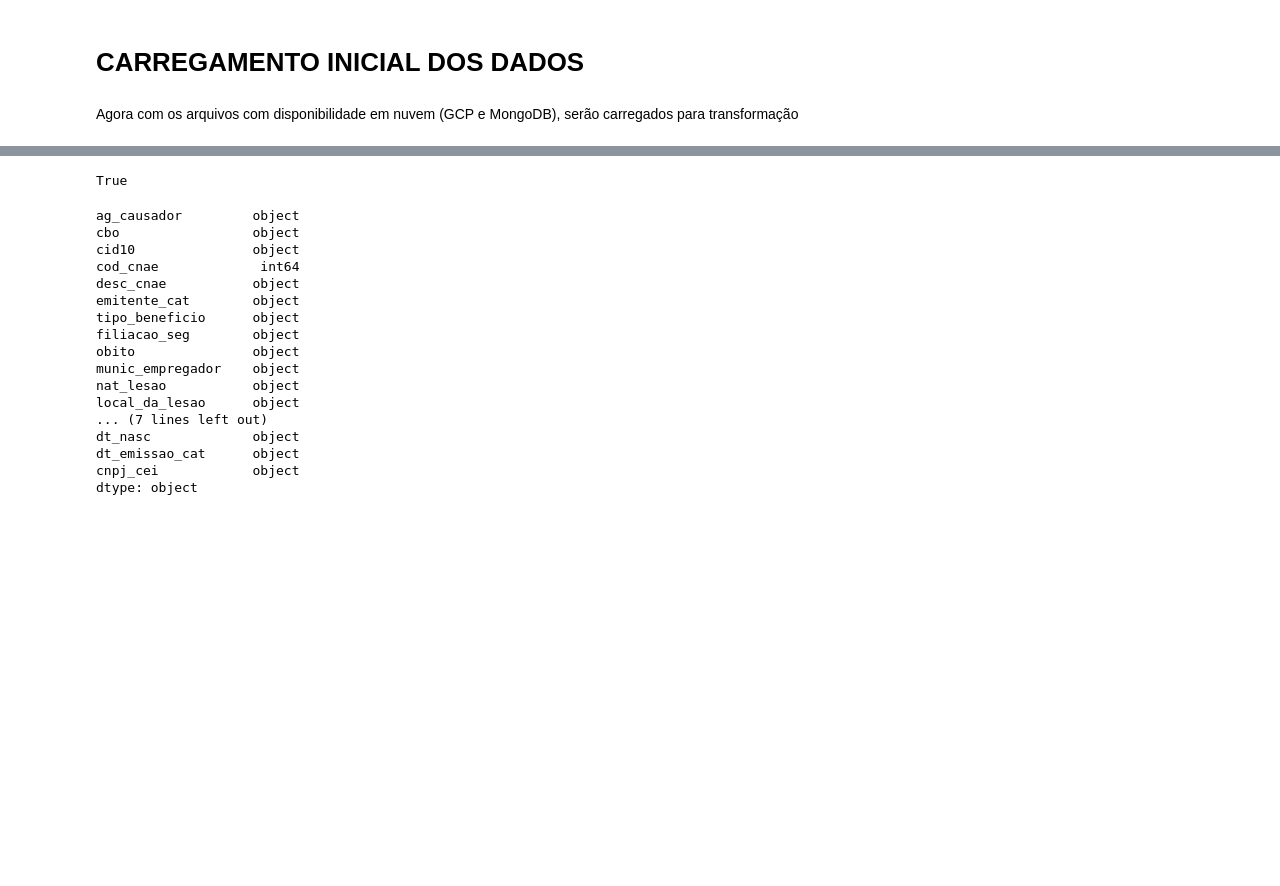
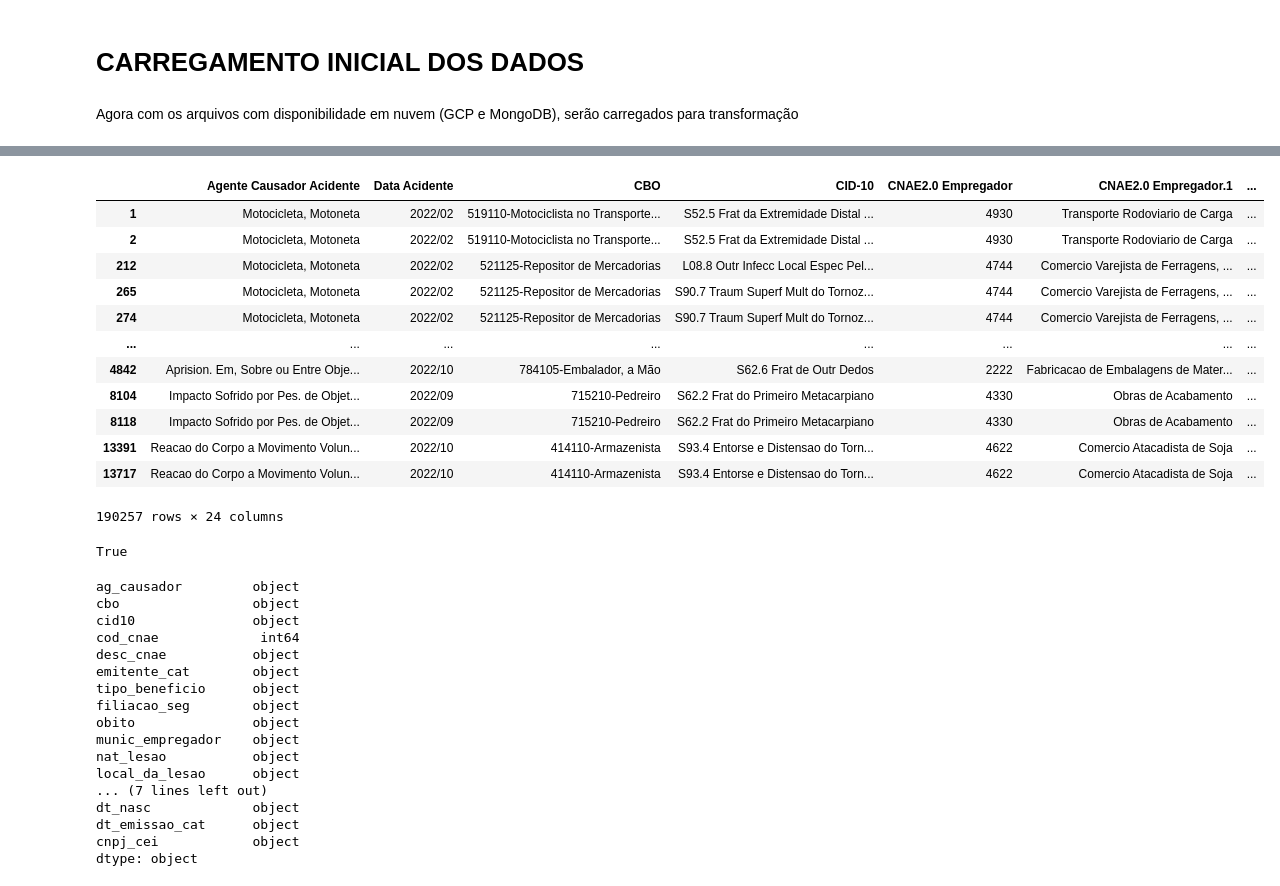
Before and after one commit to caioitalo/soulcode, a Jupyter notebook: Projeto_Aquecimento.ipynb, the cells around one changed output, grey strips where cells are left out. Drawn from its saved outputs; the diff is of its cells as text; code cells hidden in the pictures; blank space fills up the shorter version.

```diff
--- a/Projeto_Aquecimento.ipynb
+++ b/Projeto_Aquecimento.ipynb
@@ -124,7 +103,7 @@ blob.upload_from_filename('/content/D.SDA.PDA.005.CAT.202210orig.csv')
 Agora com os arquivos com disponibilidade em nuvem (GCP e MongoDB), serão carregados para transformação
 # %%
 # Carregando os DBs e os transformando em DFs do Pandas
-df10 = pd.read_csv('https://storage.googleapis.com/datalake-soulcode-ed7/arquivos%20soulcode/D.SDA.PDA.005.CAT.202201orig.csv',sep=';',encoding = 'ISO-8859-1')
-df20 = pd.read_csv('https://storage.googleapis.com/datalake-soulcode-ed7/arquivos%20soulcode/D.SDA.PDA.005.CAT.202204orig.csv',sep=';',encoding = 'ISO-8859-1')
-df30 = pd.read_csv('https://storage.googleapis.com/datalake-soulcode-ed7/arquivos%20soulcode/D.SDA.PDA.005.CAT.202210orig.csv',sep=';',encoding = 'ISO-8859-1')
+df10 = pd.read_csv('https://storage.googleapis.com/datalake-soulcode-ed7/proj_aquec/D.SDA.PDA.005.CAT.202201orig.csv',sep=';',encoding = 'ISO-8859-1')
+df20 = pd.read_csv('https://storage.googleapis.com/datalake-soulcode-ed7/proj_aquec/D.SDA.PDA.005.CAT.202204orig.csv',sep=';',encoding = 'ISO-8859-1')
+df30 = pd.read_csv('https://storage.googleapis.com/datalake-soulcode-ed7/proj_aquec/D.SDA.PDA.005.CAT.202210orig.csv',sep=';',encoding = 'ISO-8859-1')
 # %%
@@ -140 +128,3 @@ dfback = df.copy()
+# %%
+pd.set_option('display.max_columns',None)
 # %%
@@ -195,0 +155,17 @@ dtype: int64
+# %%
+# Checando se há linhas duplicadas
+df[df.duplicated(keep=False)]
+# %% [output]
+|  | Agente Causador Acidente | Data Acidente | CBO | CID-10 | CNAE2.0 Empregador | CNAE2.0 Empregador.1 | ... |
+| 1 | Motocicleta, Motoneta | 2022/02 | 519110-Motociclista no Transporte... | S52.5 Frat da Extremidade Distal ... | 4930 | Transporte Rodoviario de Carga | ... |
+| 2 | Motocicleta, Motoneta | 2022/02 | 519110-Motociclista no Transporte... | S52.5 Frat da Extremidade Distal ... | 4930 | Transporte Rodoviario de Carga | ... |
+| 212 | Motocicleta, Motoneta | 2022/02 | 521125-Repositor de Mercadorias | L08.8 Outr Infecc Local Espec Pel... | 4744 | Comercio Varejista de Ferragens, ... | ... |
+| 265 | Motocicleta, Motoneta | 2022/02 | 521125-Repositor de Mercadorias | S90.7 Traum Superf Mult do Tornoz... | 4744 | Comercio Varejista de Ferragens, ... | ... |
+| 274 | Motocicleta, Motoneta | 2022/02 | 521125-Repositor de Mercadorias | S90.7 Traum Superf Mult do Tornoz... | 4744 | Comercio Varejista de Ferragens, ... | ... |
+| ... | ... | ... | ... | ... | ... | ... | ... |
+| 4842 | Aprision. Em, Sobre ou Entre Obje... | 2022/10 | 784105-Embalador, a Mão | S62.6 Frat de Outr Dedos | 2222 | Fabricacao de Embalagens de Mater... | ... |
+| 8104 | Impacto Sofrido por Pes. de Objet... | 2022/09 | 715210-Pedreiro | S62.2 Frat do Primeiro Metacarpiano | 4330 | Obras de Acabamento | ... |
+| 8118 | Impacto Sofrido por Pes. de Objet... | 2022/09 | 715210-Pedreiro | S62.2 Frat do Primeiro Metacarpiano | 4330 | Obras de Acabamento | ... |
+| 13391 | Reacao do Corpo a Movimento Volun... | 2022/10 | 414110-Armazenista | S93.4 Entorse e Distensao do Torn... | 4622 | Comercio Atacadista de Soja | ... |
+| 13717 | Reacao do Corpo a Movimento Volun... | 2022/10 | 414110-Armazenista | S93.4 Entorse e Distensao do Torn... | 4622 | Comercio Atacadista de Soja | ... |
+190257 rows × 24 columns
```
Also changed, not shown: parts of 79 cells of this notebook.
